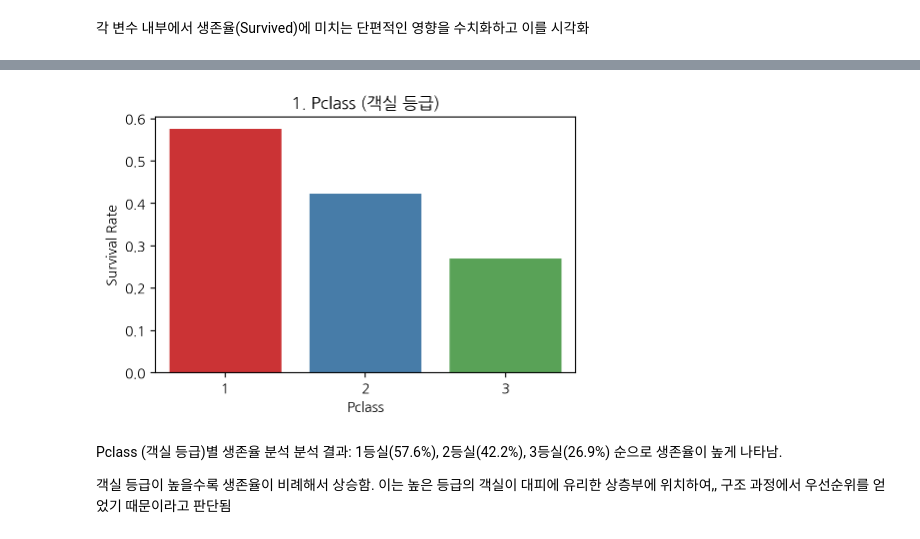
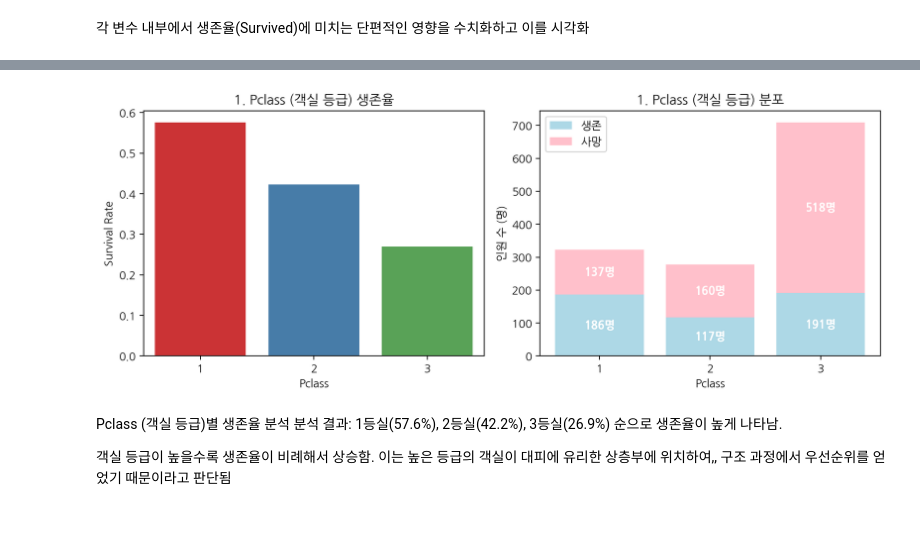
Before and after one commit to sdg331/BDA404, a Jupyter notebook: projects_01/titanic.ipynb, the cells around one changed output, grey strips where cells are left out. Cells and saved outputs as stored; diff of their text form; code cells hidden in the pictures.

```diff
--- a/projects_01/titanic.ipynb
+++ b/projects_01/titanic.ipynb
@@ -608,20 +593,44 @@ plt.show()
-# %%
-import matplotlib.pyplot as plt
-import seaborn as sns
-
-# 아담한 사이즈 설정
-plt.figure(figsize=(5, 3.5))
-
-# 1등급, 2등급, 3등급 각자 다른 색상 적용
-sns.barplot(x='Pclass', y='Survived', data=tt, palette='Set1', ci=None)
-
-plt.title('1. Pclass (객실 등급)')
-plt.xlabel('Pclass')
-plt.ylabel('Survival Rate')
-plt.tight_layout()
-plt.show()
-# %% [output]
-[figure, removed]
+# %%
+import matplotlib.pyplot as plt
+import seaborn as sns
+
+# 1행 2열 구조의 콤팩트한 액자 만들기
+fig, axes = plt.subplots(1, 2, figsize=(10, 4))
+
+# [왼쪽] 기존 생존율 막대그래프
+sns.barplot(x='Pclass', y='Survived', data=tt, palette='Set1', ci=None, ax=axes[0])
+axes[0].set_title('1. Pclass (객실 등급) 생존율')
+axes[0].set_xlabel('Pclass')
+axes[0].set_ylabel('Survival Rate')
+
+# [오른쪽] 생존/사망 누적 인원수 그래프
+pclass_survived = tt[tt['Survived'] == 1]['Pclass'].value_counts().sort_index()
+pclass_dead = tt[tt['Survived'] == 0]['Pclass'].value_counts().sort_index()
+categories = sorted(tt['Pclass'].unique())
+
+# 지정한 연한 파랑 / 연한 빨강 색상 적용
+axes[1].bar(categories, pclass_survived, label='생존', color='lightBlue')
+axes[1].bar(categories, pclass_dead, bottom=pclass_survived, label='사망', color='pink')
+
+# 막대 내부에 인원수 글자 텍스트 넣기
+for cat in categories:
+    s_val = pclass_survived.get(cat, 0)
+    d_val = pclass_dead.get(cat, 0)
+    if s_val > 0:
+        axes[1].text(cat, s_val / 2, f'{s_val}명', ha='center', va='center', color='white', fontweight='bold')
+    if d_val > 0:
+        axes[1].text(cat, s_val + (d_val / 2), f'{d_val}명', ha='center', va='center', color='white', fontweight='bold')
+
+axes[1].set_title('1. Pclass (객실 등급) 분포')
+axes[1].set_xlabel('Pclass')
+axes[1].set_ylabel('인원 수 (명)')
+axes[1].set_xticks(categories)
+axes[1].legend()
+
+plt.tight_layout()
+plt.show()
+# %% [output]
+[figure, added]
 # %% [markdown]
 Pclass (객실 등급)별 생존율 분석
 분석 결과: 1등실(57.6%), 2등실(42.2%), 3등실(26.9%) 순으로 생존율이 높게 나타남.
```
Also changed, not shown: parts of 31 cells of this notebook.
